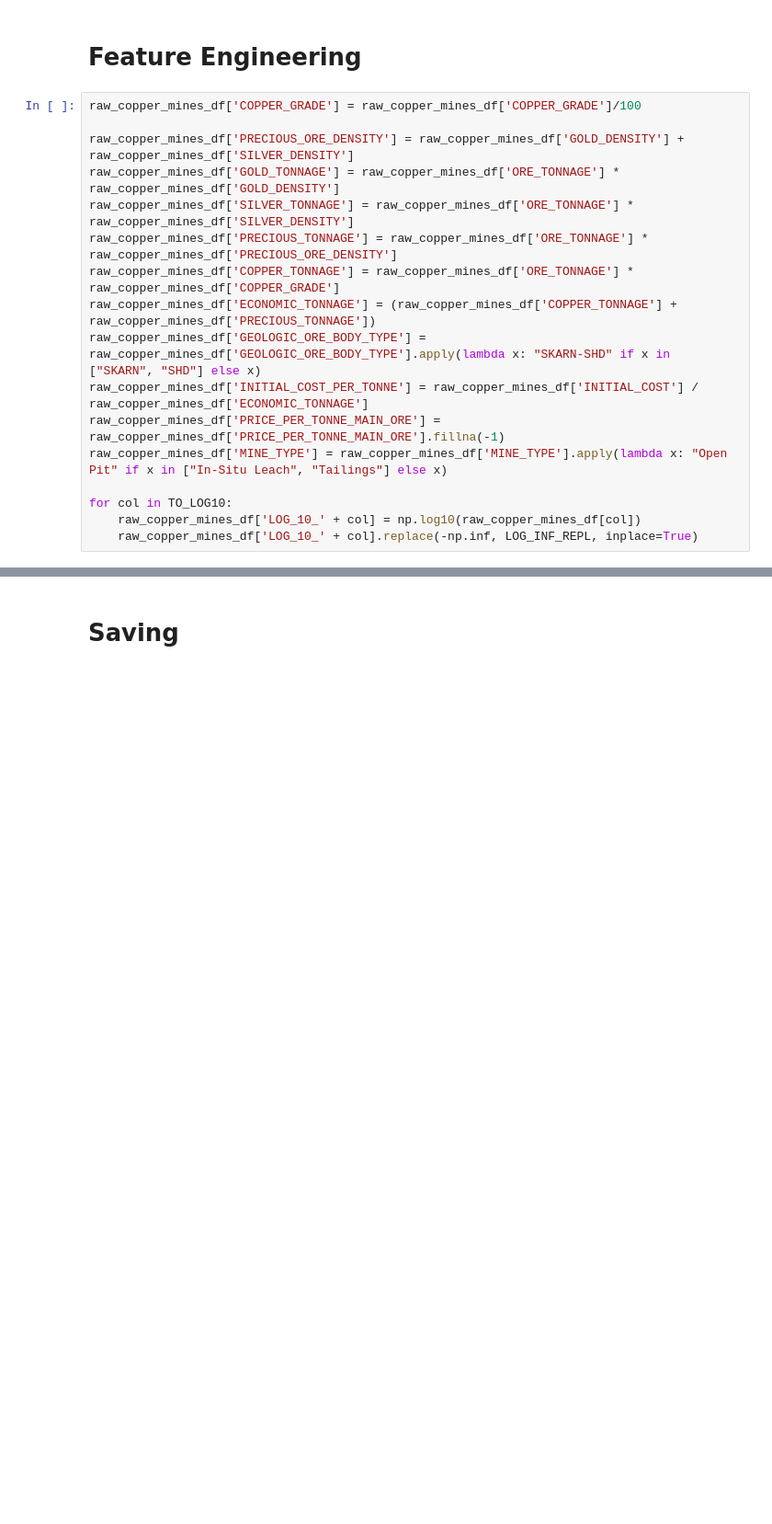
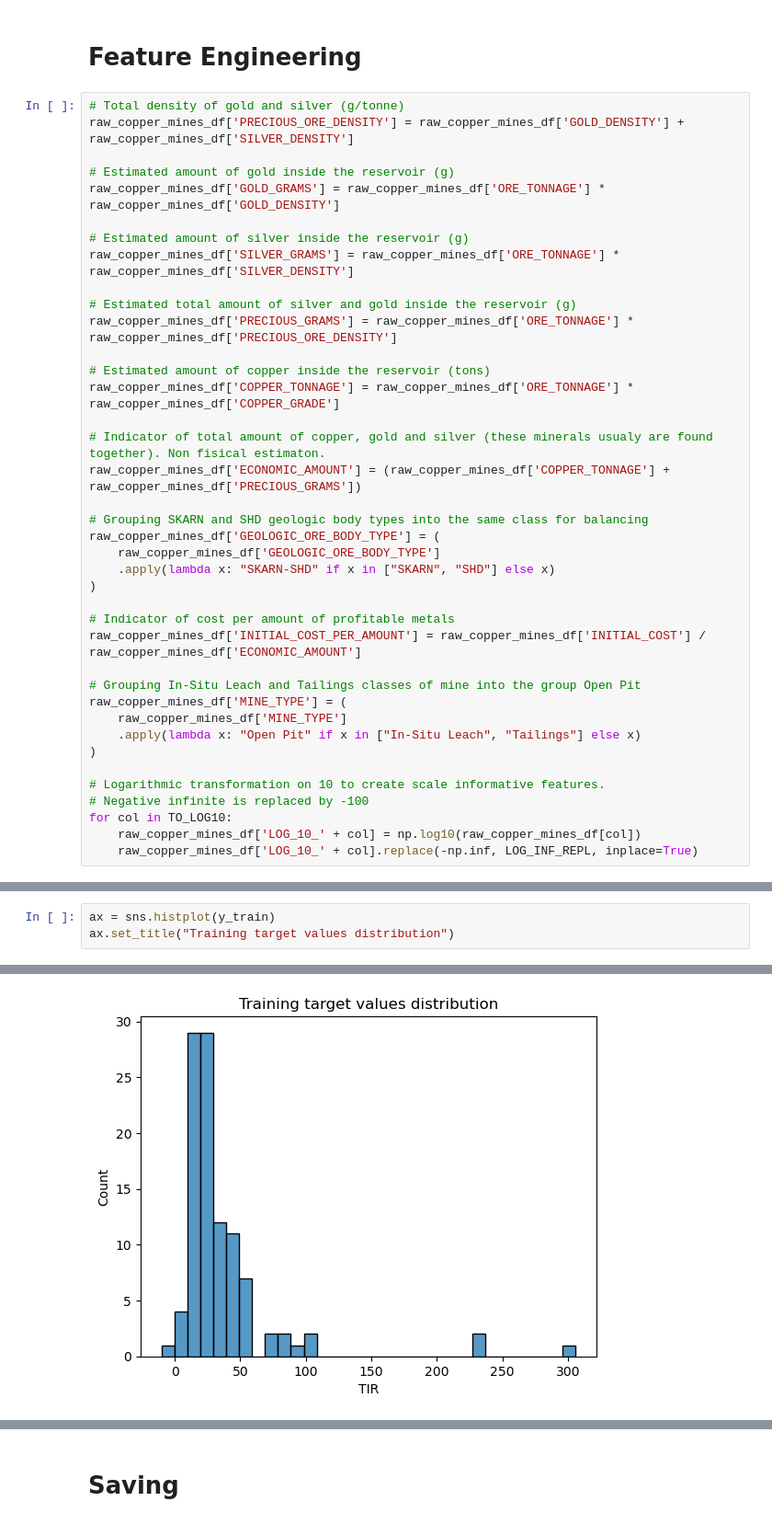
Before and after one commit to ian011403/mineral_prospect, a Jupyter notebook: notebooks/ian/copper/processamento/ian-copper-data-processing.ipynb, the cells around one changed output, grey strips where cells are left out. Shown at 92% size. Cells and saved outputs as stored; diff of their text form; blank space fills up the shorter version.

```diff
--- a/notebooks/ian/copper/processamento/ian-copper-data-processing.ipynb
+++ b/notebooks/ian/copper/processamento/ian-copper-data-processing.ipynb
@@ -31,19 +37,41 @@ raw_copper_mines_df.dropna(how='all', inplace=True)
 # %% [markdown]
 # Feature Engineering
 # %%
-raw_copper_mines_df['COPPER_GRADE'] = raw_copper_mines_df['COPPER_GRADE']/100
+# Total density of gold and silver (g/tonne)
+raw_copper_mines_df['PRECIOUS_ORE_DENSITY'] = raw_copper_mines_df['GOLD_DENSITY'] + raw_copper_mines_df['SILVER_DENSITY']
 
-raw_copper_mines_df['PRECIOUS_ORE_DENSITY'] = raw_copper_mines_df['GOLD_DENSITY'] + raw_copper_mines_df['SILVER_DENSITY']
-raw_copper_mines_df['GOLD_TONNAGE'] = raw_copper_mines_df['ORE_TONNAGE'] * raw_copper_mines_df['GOLD_DENSITY']
-raw_copper_mines_df['SILVER_TONNAGE'] = raw_copper_mines_df['ORE_TONNAGE'] * raw_copper_mines_df['SILVER_DENSITY']
-raw_copper_mines_df['PRECIOUS_TONNAGE'] = raw_copper_mines_df['ORE_TONNAGE'] * raw_copper_mines_df['PRECIOUS_ORE_DENSITY']
+# Estimated amount of gold inside the reservoir (g)
+raw_copper_mines_df['GOLD_GRAMS'] = raw_copper_mines_df['ORE_TONNAGE'] * raw_copper_mines_df['GOLD_DENSITY']
+
+# Estimated amount of silver inside the reservoir (g)
+raw_copper_mines_df['SILVER_GRAMS'] = raw_copper_mines_df['ORE_TONNAGE'] * raw_copper_mines_df['SILVER_DENSITY']
+
+# Estimated total amount of silver and gold inside the reservoir (g)
+raw_copper_mines_df['PRECIOUS_GRAMS'] = raw_copper_mines_df['ORE_TONNAGE'] * raw_copper_mines_df['PRECIOUS_ORE_DENSITY']
+
+# Estimated amount of copper inside the reservoir (tons)
 raw_copper_mines_df['COPPER_TONNAGE'] = raw_copper_mines_df['ORE_TONNAGE'] * raw_copper_mines_df['COPPER_GRADE']
-raw_copper_mines_df['ECONOMIC_TONNAGE'] = (raw_copper_mines_df['COPPER_TONNAGE'] + raw_copper_mines_df['PRECIOUS_TONNAGE'])
-raw_copper_mines_df['GEOLOGIC_ORE_BODY_TYPE'] = raw_copper_mines_df['GEOLOGIC_ORE_BODY_TYPE'].apply(lambda x: "SKARN-SHD" if x in ["SKARN", "SHD"] else x)
-raw_copper_mines_df['INITIAL_COST_PER_TONNE'] = raw_copper_mines_df['INITIAL_COST'] / raw_copper_mines_df['ECONOMIC_TONNAGE']
-raw_copper_mines_df['PRICE_PER_TONNE_MAIN_ORE'] = raw_copper_mines_df['PRICE_PER_TONNE_MAIN_ORE'].fillna(-1)
-raw_copper_mines_df['MINE_TYPE'] = raw_copper_mines_df['MINE_TYPE'].apply(lambda x: "Open Pit" if x in ["In-Situ Leach", "Tailings"] else x)
 
+# Indicator of total amount of copper, gold and silver (these minerals usualy are found together). Non fisical estimaton.
+raw_copper_mines_df['ECONOMIC_AMOUNT'] = (raw_copper_mines_df['COPPER_TONNAGE'] + raw_copper_mines_df['PRECIOUS_GRAMS'])
+
+# Grouping SKARN and SHD geologic body types into the same class for balancing
+raw_copper_mines_df['GEOLOGIC_ORE_BODY_TYPE'] = (
+    raw_copper_mines_df['GEOLOGIC_ORE_BODY_TYPE']
+    .apply(lambda x: "SKARN-SHD" if x in ["SKARN", "SHD"] else x)
+)
+
+# Indicator of cost per amount of profitable metals
+raw_copper_mines_df['INITIAL_COST_PER_AMOUNT'] = raw_copper_mines_df['INITIAL_COST'] / raw_copper_mines_df['ECONOMIC_AMOUNT']
+
+# Grouping In-Situ Leach and Tailings classes of mine into the group Open Pit
+raw_copper_mines_df['MINE_TYPE'] = (
+    raw_copper_mines_df['MINE_TYPE']
+    .apply(lambda x: "Open Pit" if x in ["In-Situ Leach", "Tailings"] else x)
+)
+
+# Logarithmic transformation on 10 to create scale informative features.
+# Negative infinite is replaced by -100
 for col in TO_LOG10:
     raw_copper_mines_df['LOG_10_' + col] = np.log10(raw_copper_mines_df[col])
     raw_copper_mines_df['LOG_10_' + col].replace(-np.inf, LOG_INF_REPL, inplace=True)
@@ -51,0 +89,4 @@ for col in TO_LOG10:
+# %%
+ax = sns.histplot(y_train)
+ax.set_title("Training target values distribution")
+# %% [output]
@@ -52 +94,2 @@ for col in TO_LOG10:
+[figure, added]
 # %%
```
Also changed, not shown: parts of 12 cells of this notebook, 23 other files.
